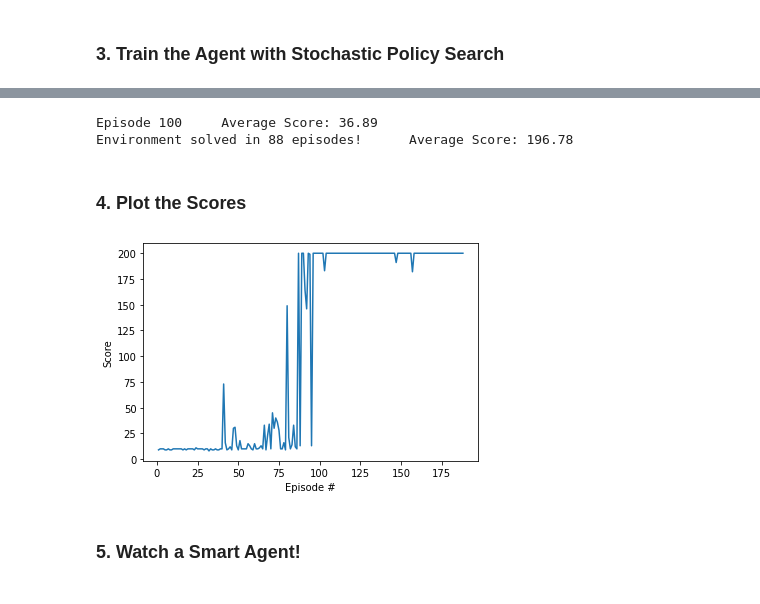
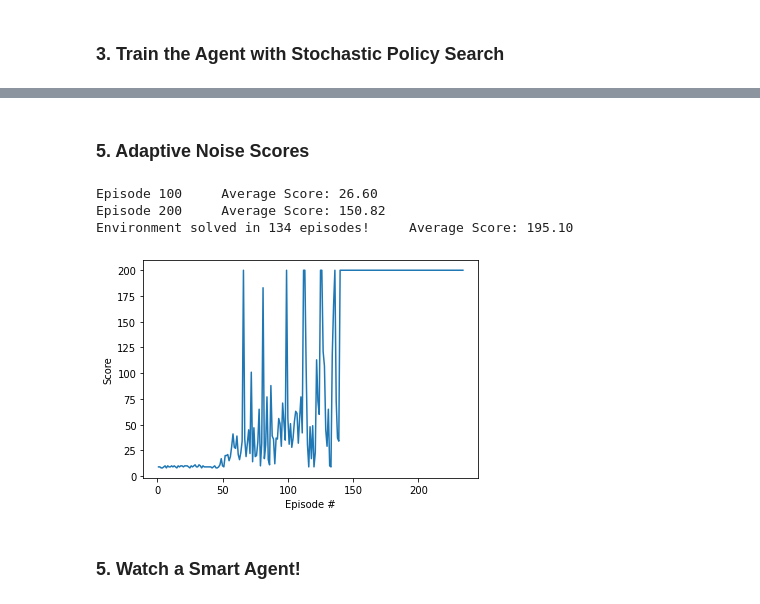
Before and after one commit to eevci/Hill-Climbing-Cartpole-v0, a Jupyter notebook: Hill_Climbing.ipynb, the cells around one changed output, grey strips where cells are left out. Drawn from its saved outputs; the diff is of its cells as text; code cells hidden in the pictures.

```diff
--- a/Hill_Climbing.ipynb
+++ b/Hill_Climbing.ipynb
@@ -65,21 +100,14 @@ def hill_climbing(agent, numberOfEpisodes=2000, max_t=1000, print_every=100):
+# %% [markdown]
+### 5. Adaptive Noise Scores
 # %%
-# Create Adaptive Noise Hill Climbing Agent
 agent = AdaptiveNoiseHillClimbingAgent(4, 2)
 scores = hill_climbing(agent)
+plotScores(scores)
 # %% [output]
-Episode 100     Average Score: 36.89
-Environment solved in 88 episodes!      Average Score: 196.78
+Episode 100     Average Score: 26.60
+Episode 200     Average Score: 150.82
+Environment solved in 134 episodes!     Average Score: 195.10
+[figure, added]
-# %% [markdown]
-### 4. Plot the Scores
-# %%
-fig = plt.figure()
-ax = fig.add_subplot(111)
-plt.plot(np.arange(1, len(scores)+1), scores)
-plt.ylabel('Score')
-plt.xlabel('Episode #')
-plt.show()
-# %% [output]
-[figure, removed]
 # %% [markdown]
 ### 5. Watch a Smart Agent!
 # %%
```
Also changed, not shown: parts of 5 cells of this notebook.
